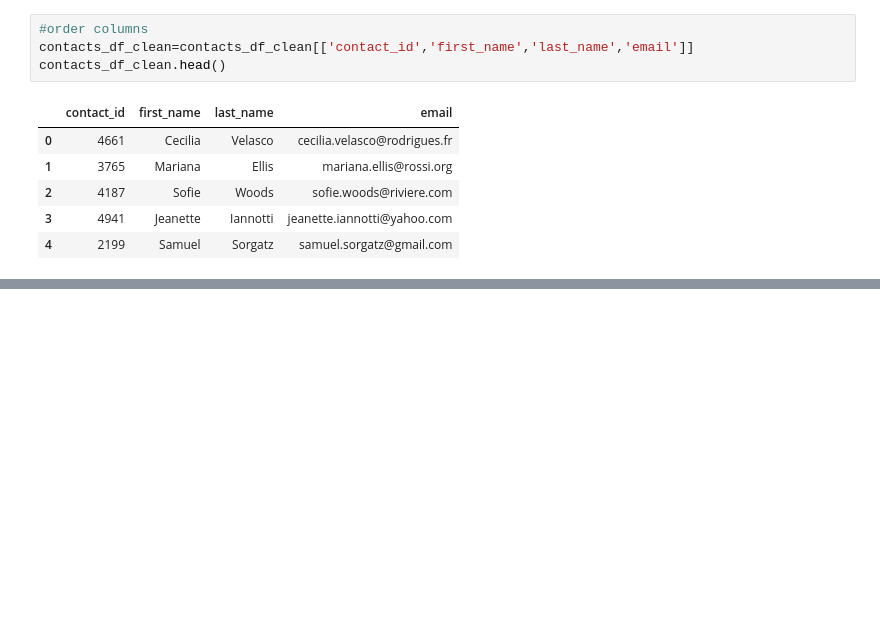
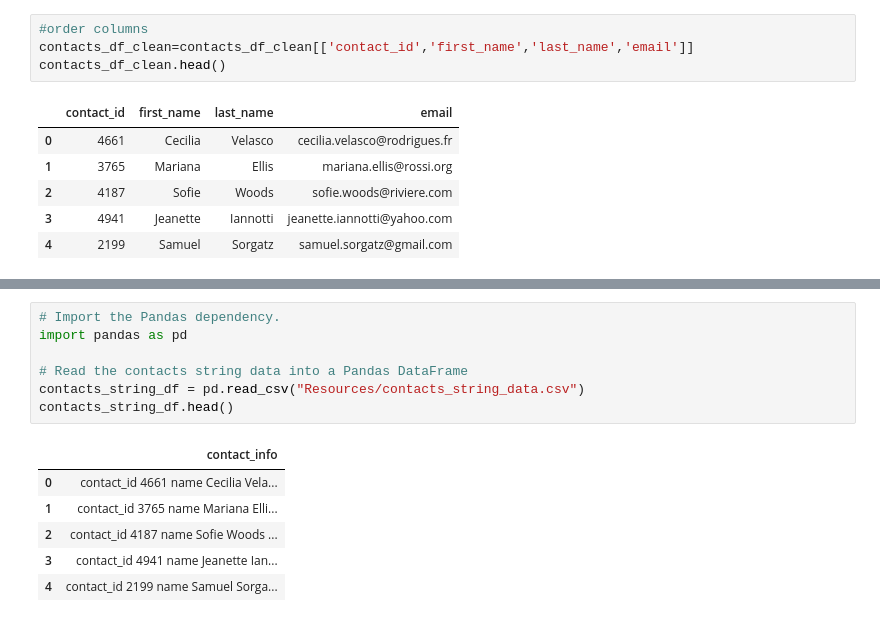
Before and after one commit to hiskidjv/Crowdfunding-ETL, a Jupyter notebook: Crowdfunding.ipynb, the cells around one changed output, grey strips where cells are left out. Drawn from its saved outputs; the diff is of its cells as text; blank space fills up the shorter version.

```diff
--- a/Untitled.ipynb
+++ b/Crowdfunding.ipynb
@@ -394,0 +421,14 @@ contacts_df_clean.to_csv("contacts", encoding='utf8',index=False)
+# %%
+# Import the Pandas dependency.
+import pandas as pd
+
+# Read the contacts string data into a Pandas DataFrame
+contacts_string_df = pd.read_csv("Resources/contacts_string_data.csv")
+contacts_string_df.head()
+# %% [output]
+|  | contact_info |
+| 0 | contact_id 4661 name Cecilia Vela... |
+| 1 | contact_id 3765 name Mariana Elli... |
+| 2 | contact_id 4187 name Sofie Woods ... |
+| 3 | contact_id 4941 name Jeanette Ian... |
+| 4 | contact_id 2199 name Samuel Sorga... |
```
Also changed, not shown: parts of 10 cells of this notebook, 7 other files.
